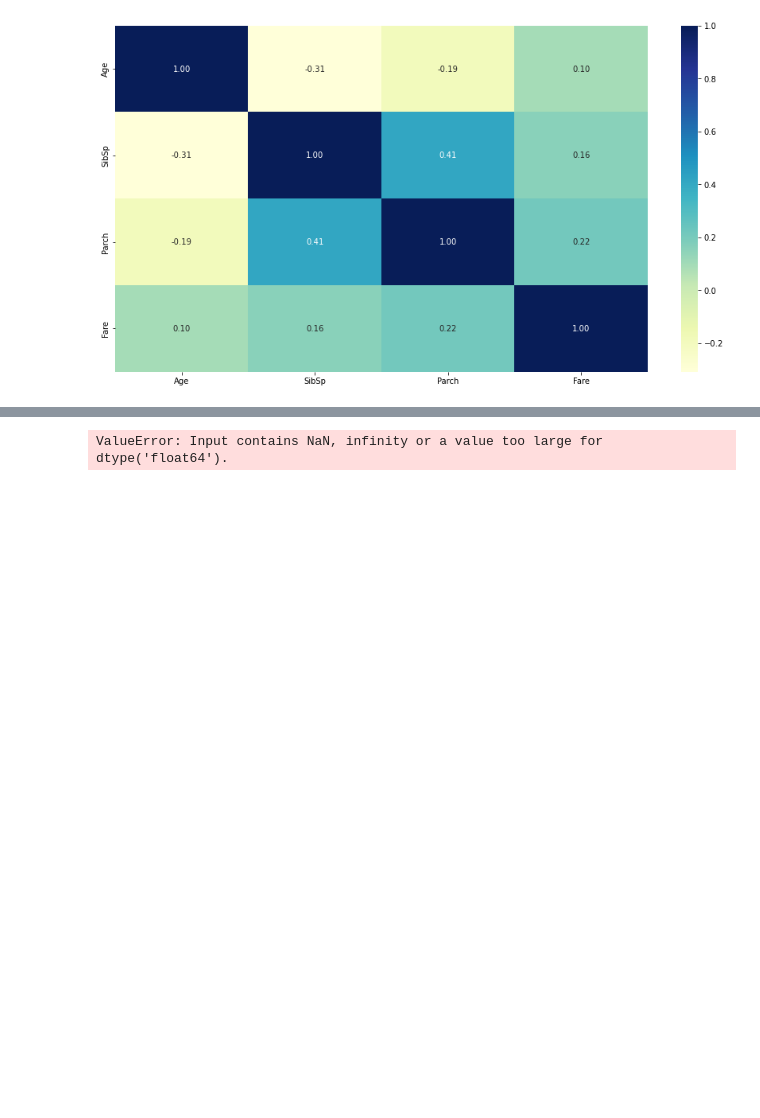
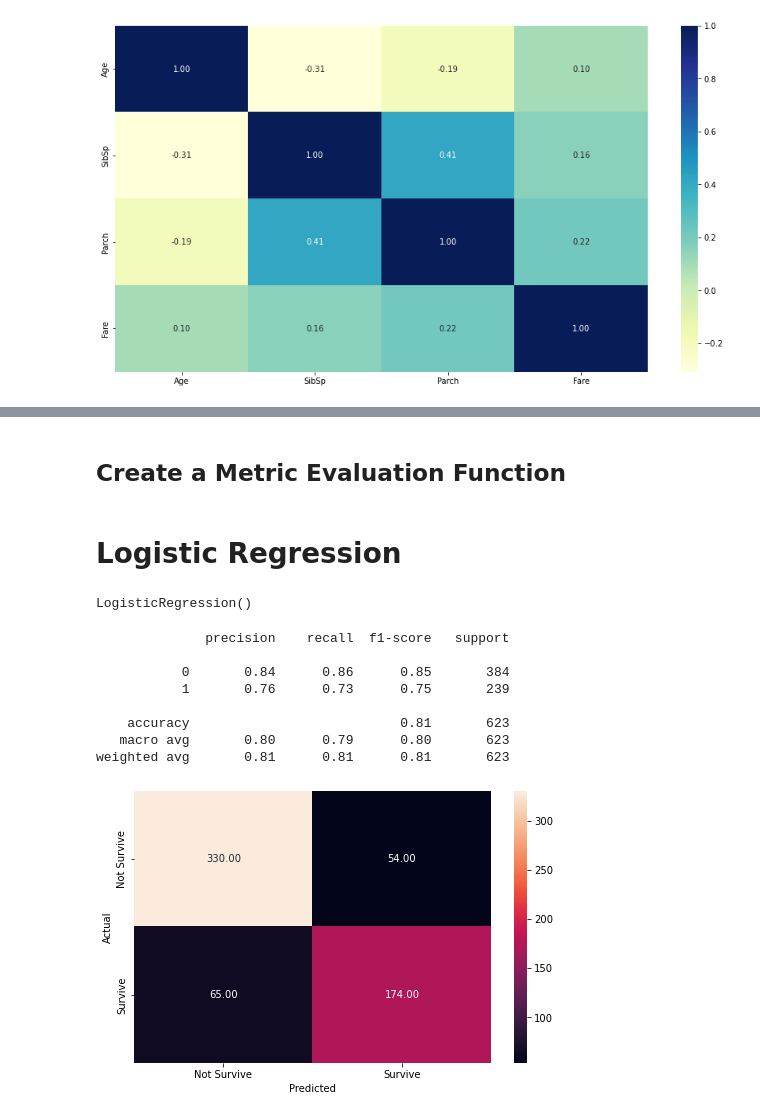
Before and after one commit to tmrhombus/kaggle, a Jupyter notebook: Titanic/Titanic_Notebook.ipynb, the cells around one changed output, grey strips where cells are left out. Saved outputs shown, nothing was run; the diff lists cells and outputs as text; code cells hidden in the pictures; blank space fills up the shorter version.

Commit message:
test data

```diff
--- a/Titanic/Titanic_Notebook.ipynb
+++ b/Titanic/Titanic_Notebook.ipynb
@@ -67,7 +68,9 @@ dtype: int64
 
 ## TODO - would be better to keep cabin as a categorical variable
  ## based on the geometry of the actual boat
-df_filtered=df_raw.drop(['PassengerId','Name','Ticket', 'Embarked', 'Cabin'],axis=1)
+dropcols = ['PassengerId','Name','Ticket', 'Embarked', 'Cabin']
+df_filtered=df_raw.drop(dropcols,axis=1)
+df_filtered_submit=df_raw_submit.drop(dropcols,axis=1)
 # %%
 ## Split into Numerical / Categorical Columns
 cols_num = ['Age', 'SibSp', 'Parch', 'Fare']
@@ -136,4 +156,10 @@ sns.heatmap(df_filtered[cols_num].corr(),annot=True, fmt='0.2f', cmap='YlGnBu')
 # %%
 ## Map female=1, male=0
-dict_sex = {'female': 1, 'male': 0}
+dict_sex = {'female': 1, 'male': 0, 1:1, 0:0}
 df_filtered['Sex'] = df_filtered.Sex.map(dict_sex)
+#df_filtered['Age'] = df_filtered.Age.fillna(0)
+
+df_filtered_submit['Sex'] = df_filtered_submit.Sex.map(dict_sex)
+# %%
+df_filtered.fillna(df_filtered.mean(), inplace=True)
+df_filtered_submit.fillna(df_filtered.mean(), inplace=True)
@@ -160,3 +210,5 @@ X_test_scaled=pd.DataFrame(X_test_scaled, columns=X.columns)
+# %% [markdown]
+## Create a Metric Evaluation Function
 # %%
 # Creating metric function
 def metrics_score(actual, predicted):
@@ -174,6 +224,22 @@ def metrics_score(actual, predicted):
+# %% [markdown]
+# Logistic Regression
 # %%
 # Fitting logistic regression model
 lg=LogisticRegression()
 lg.fit(X_train_scaled,y_train)
 # %% [output]
-ValueError: Input contains NaN, infinity or a value too large for dtype('float64').
+LogisticRegression()
+# %%
+# Checking the performance on the training data
+y_pred_train = lg.predict(X_train_scaled)
+metrics_score(y_train, y_pred_train)
+# %% [output]
+              precision    recall  f1-score   support
+
+           0       0.84      0.86      0.85       384
+           1       0.76      0.73      0.75       239
+
+    accuracy                           0.81       623
+   macro avg       0.80      0.79      0.80       623
+weighted avg       0.81      0.81      0.81       623
+[figure, added]
```
Also changed, not shown: parts of 44 cells of this notebook.
